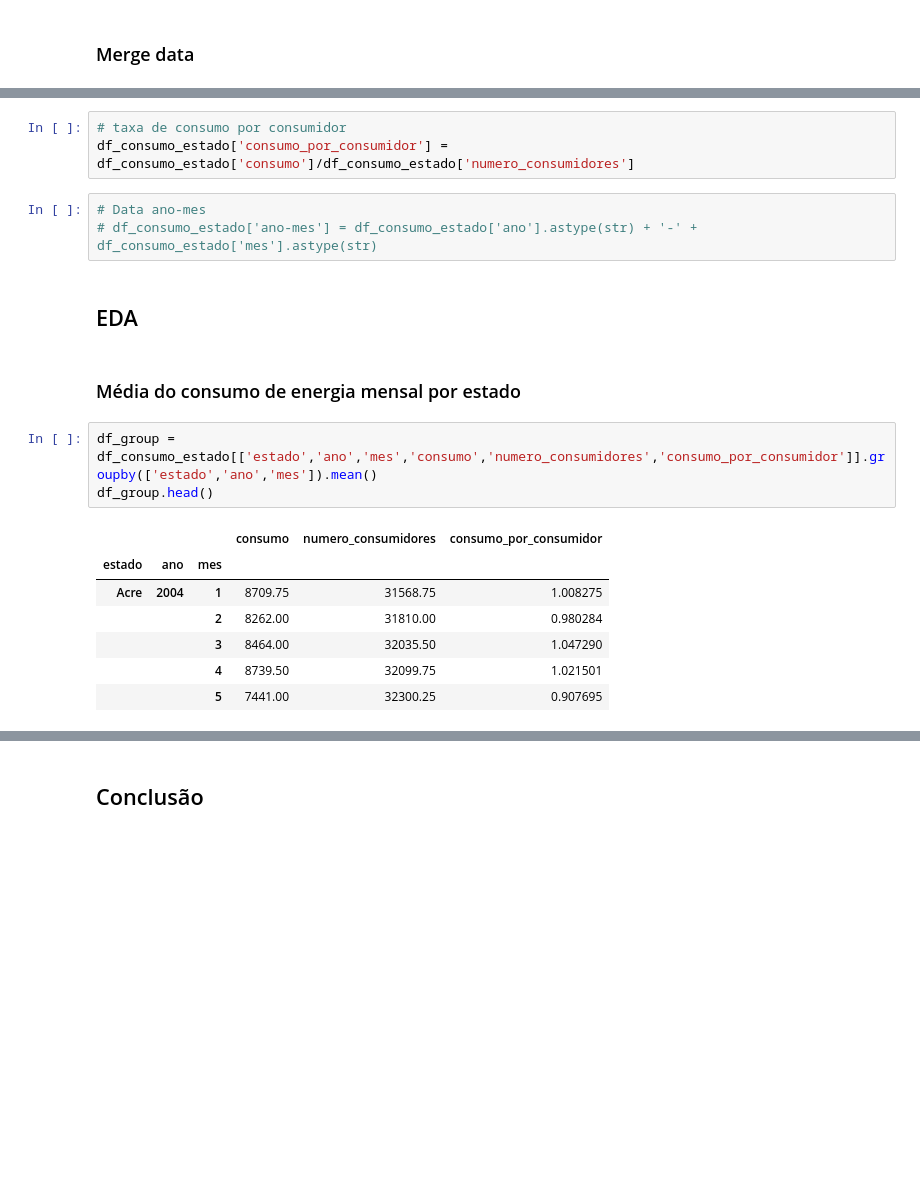
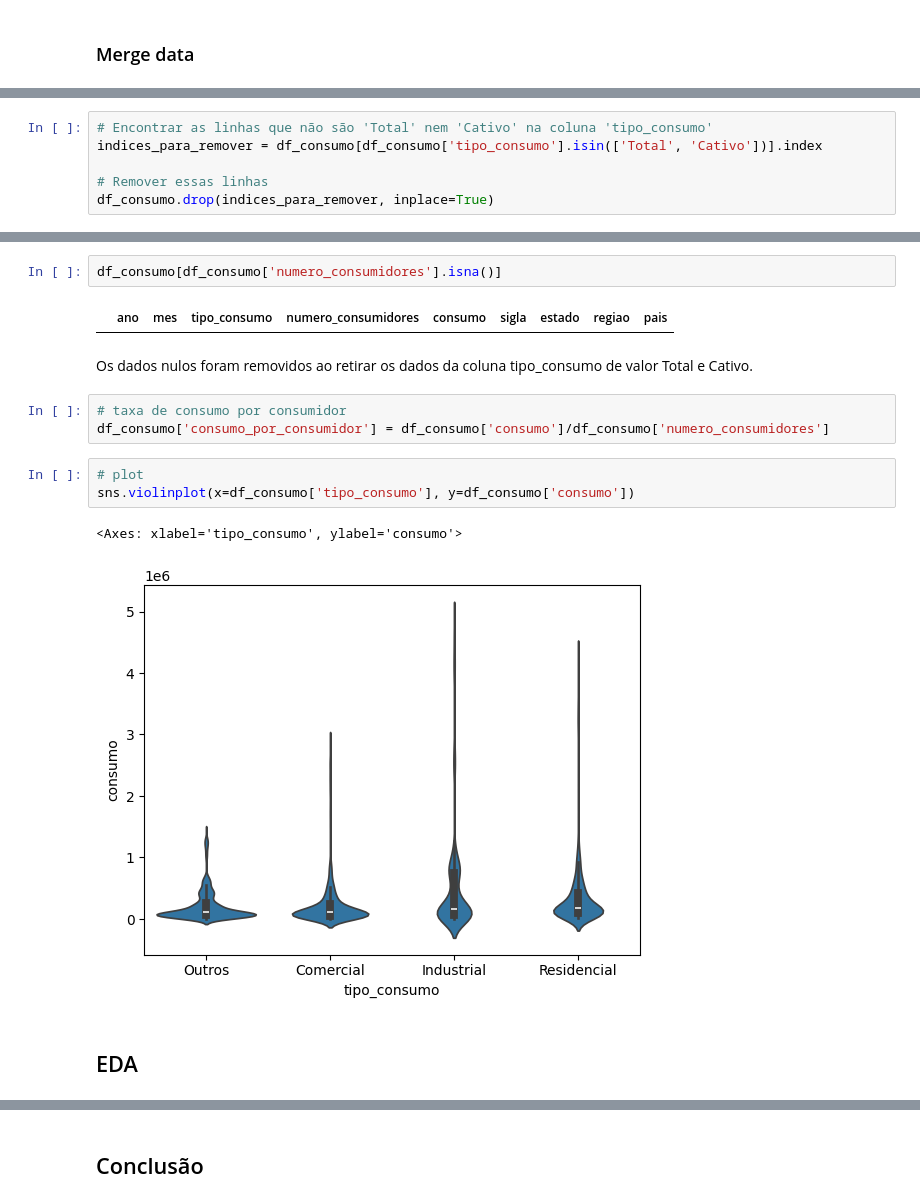
Before and after one commit to moreira-and/learn, a Jupyter notebook: postgraduate/2025_07_data_science_xpe/modules/module_5_challenge/tasks/2024_11_18_consolidation_activity/relatorio-desafio-final.ipynb, the cells around one changed output, grey strips where cells are left out. Saved outputs shown, nothing was run; the diff lists cells and outputs as text; blank space fills up the shorter version.

```diff
--- a/postgraduate/2025_07_data_science_xpe/modules/module_5_challenge/tasks/2024_11_18_consolidation_activity/relatorio-desafio-final.ipynb
+++ b/postgraduate/2025_07_data_science_xpe/modules/module_5_challenge/tasks/2024_11_18_consolidation_activity/relatorio-desafio-final.ipynb
@@ -85,0 +259,6 @@ df_consumo_estado.describe()
+# %%
+# Encontrar as linhas que não são 'Total' nem 'Cativo' na coluna 'tipo_consumo'
+indices_para_remover = df_consumo[df_consumo['tipo_consumo'].isin(['Total', 'Cativo'])].index
+
+# Remover essas linhas
+df_consumo.drop(indices_para_remover, inplace=True)
@@ -86,21 +284,17 @@ df_consumo_estado.describe()
+# %%
+df_consumo[df_consumo['numero_consumidores'].isna()]
+# %% [output]
+|  | ano | mes | tipo_consumo | numero_consumidores | consumo | sigla | estado | regiao | pais |
+# %% [markdown]
+Os dados nulos foram removidos ao retirar os dados da coluna tipo_consumo de valor Total e Cativo.
 # %%
 # taxa de consumo por consumidor
-df_consumo_estado['consumo_por_consumidor'] = df_consumo_estado['consumo']/df_consumo_estado['numero_consumidores']
+df_consumo['consumo_por_consumidor'] = df_consumo['consumo']/df_consumo['numero_consumidores']
-# %%
-# Data ano-mes
-# df_consumo_estado['ano-mes'] = df_consumo_estado['ano'].astype(str) + '-' + df_consumo_estado['mes'].astype(str)
+# %%
+# plot
+sns.violinplot(x=df_consumo['tipo_consumo'], y=df_consumo['consumo'])
+# %% [output]
+<Axes: xlabel='tipo_consumo', ylabel='consumo'>
+[figure, added]
 # %% [markdown]
 ## EDA
-# %% [markdown]
-### Média do consumo de energia mensal por estado
-# %%
-df_group = df_consumo_estado[['estado','ano','mes','consumo','numero_consumidores','consumo_por_consumidor']].groupby(['estado','ano','mes']).mean()
-df_group.head()
-# %% [output]
-|  |  |  | consumo | numero_consumidores | consumo_por_consumidor |
-| estado | ano | mes |  |  |  |
-| Acre | 2004 | 1 | 8709.75 | 31568.75 | 1.008275 |
-|  |  | 2 | 8262.00 | 31810.00 | 0.980284 |
-|  |  | 3 | 8464.00 | 32035.50 | 1.047290 |
-|  |  | 4 | 8739.50 | 32099.75 | 1.021501 |
-|  |  | 5 | 7441.00 | 32300.25 | 0.907695 |
```
Also changed, not shown: parts of 92 cells of this notebook.
